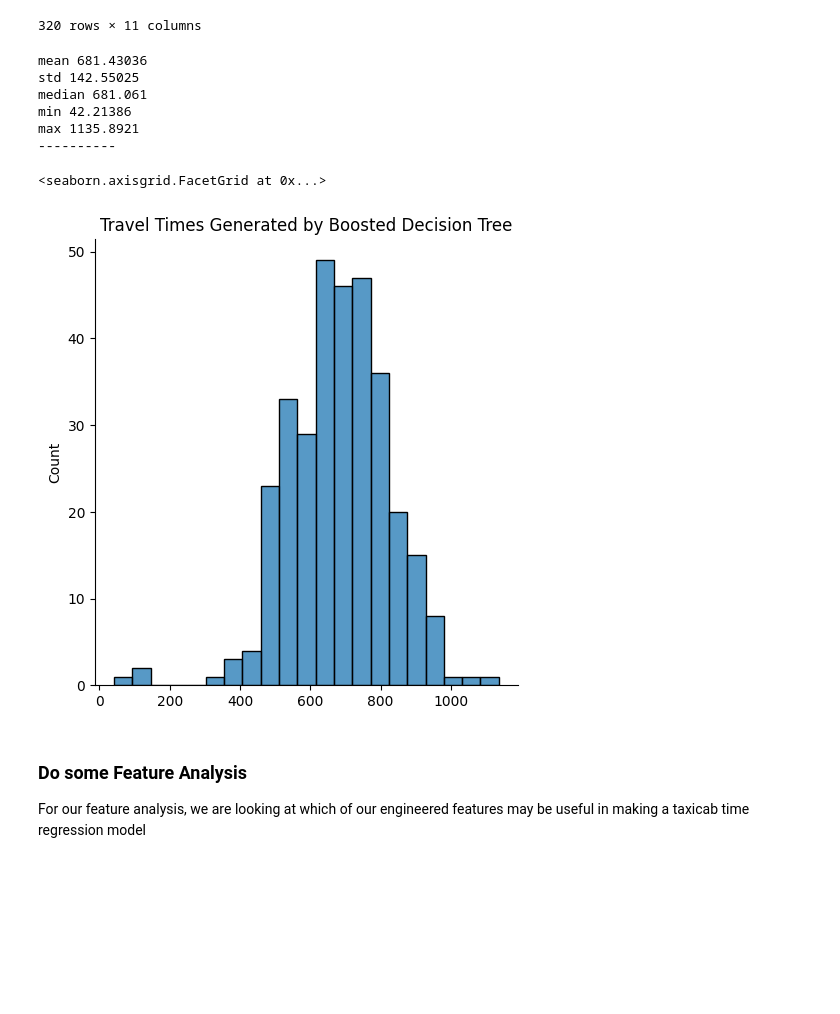
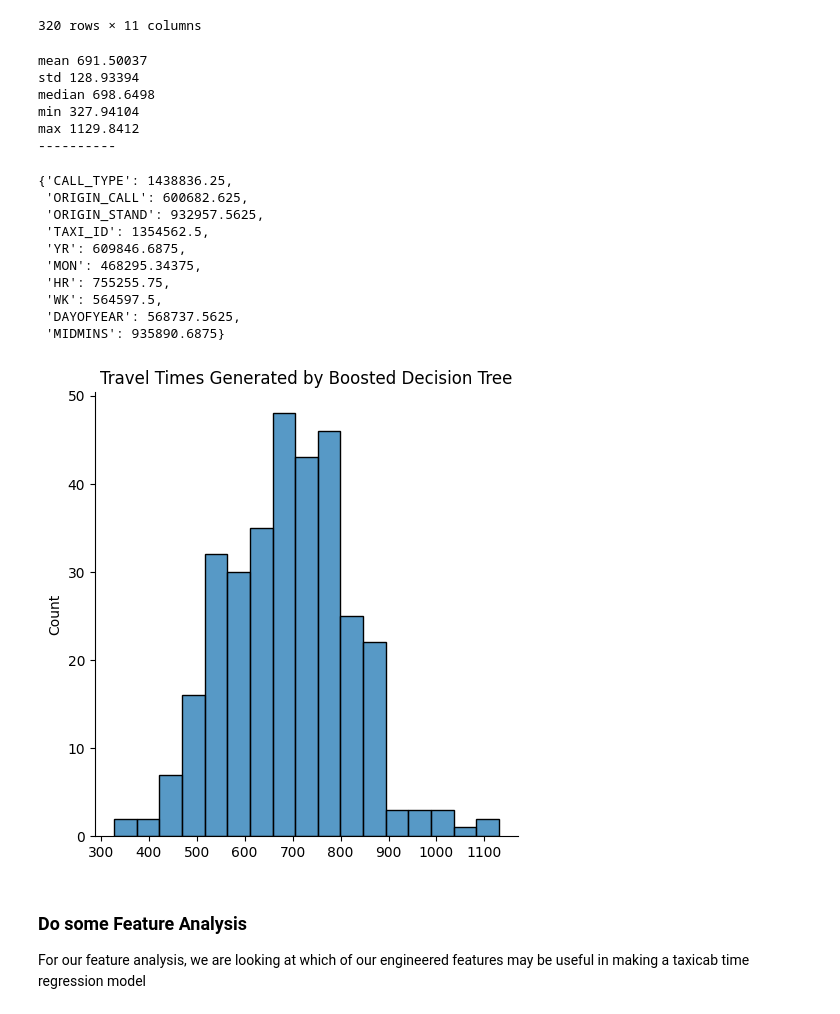
Before and after one commit to philip-johnson36/cse151b, a Jupyter notebook: heavily_changed_feature_engineering.ipynb, the cells around one changed output. Drawn from its saved outputs; the diff is of its cells as text; code cells hidden in the pictures; blank space fills up the shorter version.

Commit message:
added best performing model

```diff
--- a/heavily_changed_feature_engineering.ipynb
+++ b/heavily_changed_feature_engineering.ipynb
@@ -51,6 +51,7 @@ def parse_time(x):
     # print(dt.year, dt.month, dt.day, dt.hour, dt.weekday(), dt.minute)
   return dt.year, dt.month, dt.day, dt.hour, dt.weekday(), dt.timetuple().tm_yday
 
+
 # year, month, day, hour, weekday, dayOfYear = parse_time(1408048611)
 # Because we are assigning multiple values at a , wetime need to "expand" our computed (year, month, day, hour, weekday) tuples on
 # the column axis, or axis 1
@@ -58,4 +59,4 @@ def parse_time(x):
 # df_tr[["YR", "MON", "DAY", "HR", "WK"]] = df_tr[["TIMESTAMP"]].apply(parse_time, axis=1, result_type="expand")
 def parse_midnight_minutes(x):
     dt = datetime.fromtimestamp(x["TIMESTAMP"])
-    return (dt.hour * 60 + dt.minute / 1440)
+    return (dt.hour * 60 + dt.minute) / 1440
@@ -551,12 +613,15 @@ def processCSV(csvname):
     df_tr["LEN"] = df_tr["POLYLINE"].apply(polyline_to_trip_duration)
   else:
     df_tr["LEN"] = df_tr["POLYLINE"].apply(polyline_to_trip_duration)
-    mean, std = df_tr["LEN"].mean(), df_tr["LEN"].std()
+    mean, std, min, max = df_tr["LEN"].mean(), df_tr["LEN"].std(), df_tr["LEN"].min(), df_tr["LEN"].max()
     median = df_tr["LEN"].median()
     outlier_threshold = 3
-    print(mean, std)
+    print(mean, median, std, min, max)
     df_trimmed = df_tr[df_tr["LEN"] < mean + outlier_threshold * std]
     df_trimmed = df_trimmed[df_trimmed['MISSING_DATA'] == False]
+    mean, std, min, max = df_trimmed["LEN"].mean(), df_trimmed["LEN"].std(), df_trimmed["LEN"].min(), df_trimmed["LEN"].max()
+    median = df_trimmed["LEN"].median()
+    print(mean, median, std, min, max)
     print("Before Trimming: " + str(len(df_tr)))
     print("After Trimming: " + str(len(df_trimmed)))
     df_tr = df_trimmed
@@ -570,7 +635,7 @@ def processCSV(csvname):
   # print('there was ' + str(len(df_trimmed_copy['LEN'] == 0)) + " zeroes")
   # df_trimmed_copy = df_trimmed_copy[df_trimmed_copy['LEN'] != 0]
   y_train = df_trimmed_copy["LEN"]
-  df_trimmed_copy["CALL_TYPE"] = df_trimmed_copy["CALL_TYPE"].map(LetterToIndex)
+  # df_trimmed_copy["CALL_TYPE"] = df_trimmed_copy["CALL_TYPE"].map(LetterToIndex)
   # df_trimmed_copy["DAY_TYPE"] = df_trimmed_copy["DAY_TYPE"].map(LetterToIndex)
   #took out "TRIP_ID"
   # x_train = df_trimmed_copy[["TRIP_ID", "CALL_TYPE", "ORIGIN_CALL", "ORIGIN_STAND", "TAXI_ID", "YR", "MON", "DAY", "HR", "WK", "MIDMINS"]]
@@ -820,31 +1055,54 @@ y_pred = xg_model.predict(xgb.DMatrix(test_x.drop(columns=['TRIP_ID'])), enable_
+# %%
+test_x['CALL_TYPE'] = test_x['CALL_TYPE'].astype('category')
+test_x['ORIGIN_CALL'] = test_x['ORIGIN_CALL'].astype('category')
+test_x['ORIGIN_STAND'] = test_x['ORIGIN_STAND'].astype('category')
+test_x['TAXI_ID'] = test_x['TAXI_ID'].astype('category')
+test_x['YR'] = test_x['YR'].astype('category')
+test_x['MON'] = test_x['MON'].astype('category')
+test_x['HR'] = test_x['HR'].astype('category')
+test_x['WK'] = test_x['WK'].astype('category')
+test_x['DAYOFYEAR'] = test_x['DAYOFYEAR'].astype('category')
+y_pred = xg_model.predict(xgb.DMatrix(test_x.drop(columns=['TRIP_ID']), enable_categorical=True))
+# y_pred
 # %%
 import seaborn as sns
 ids = test_x["TRIP_ID"].values
 # print(ids)
 for i in range(len(y_pred)):
     y_pred[i] = y_pred[i]
 d = {"TRIP_ID" : ids, "TRAVEL_TIME" : y_pred}
 newdf = pd.DataFrame(d)
 # print(newdf)
-newdf.to_csv("another_tree_max_depth3.csv", index=None)
+newdf.to_csv("categorical_boosted_bayesian_tree_submit_tomorrow_midmins_fixed_btw_full_data_still_5938_boosts.csv", index=None)
 labels = y_pred
 # print(labels)
 print('mean', np.mean(labels))
 print('std', np.std(labels))
 print('median', np.median(labels))
 print('min', np.min(labels))
 print('max', np.max(labels))
 print('----------')
 sns.displot(labels).set(title='Travel Times Generated by Boosted Decision Tree')
+
+xg_model.get_score(importance_type='gain')
 # %% [output]
-mean 681.43036
-std 142.55025
-median 681.061
-min 42.21386
-max 1135.8921
+mean 691.50037
+std 128.93394
+median 698.6498
+min 327.94104
+max 1129.8412
 ----------
-<seaborn.axisgrid.FacetGrid at 0x...>
+{'CALL_TYPE': 1438836.25,
+ 'ORIGIN_CALL': 600682.625,
+ 'ORIGIN_STAND': 932957.5625,
+ 'TAXI_ID': 1354562.5,
+ 'YR': 609846.6875,
+ 'MON': 468295.34375,
+ 'HR': 755255.75,
+ 'WK': 564597.5,
+ 'DAYOFYEAR': 568737.5625,
+ 'MIDMINS': 935890.6875}
-[figure, old version]
+[figure, new version]
 # %% [markdown]
 ### Do some Feature Analysis
 
```
Also changed, not shown: parts of 18 cells of this notebook, 1 other file.
